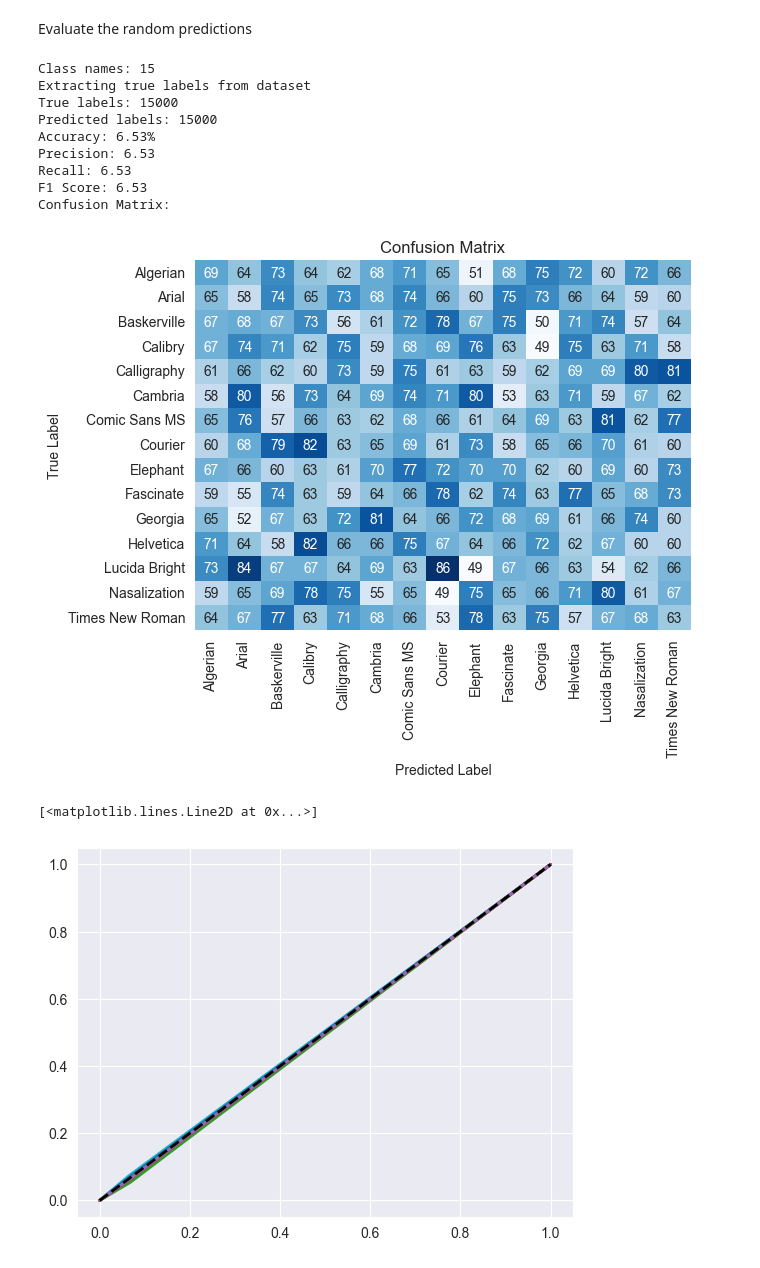
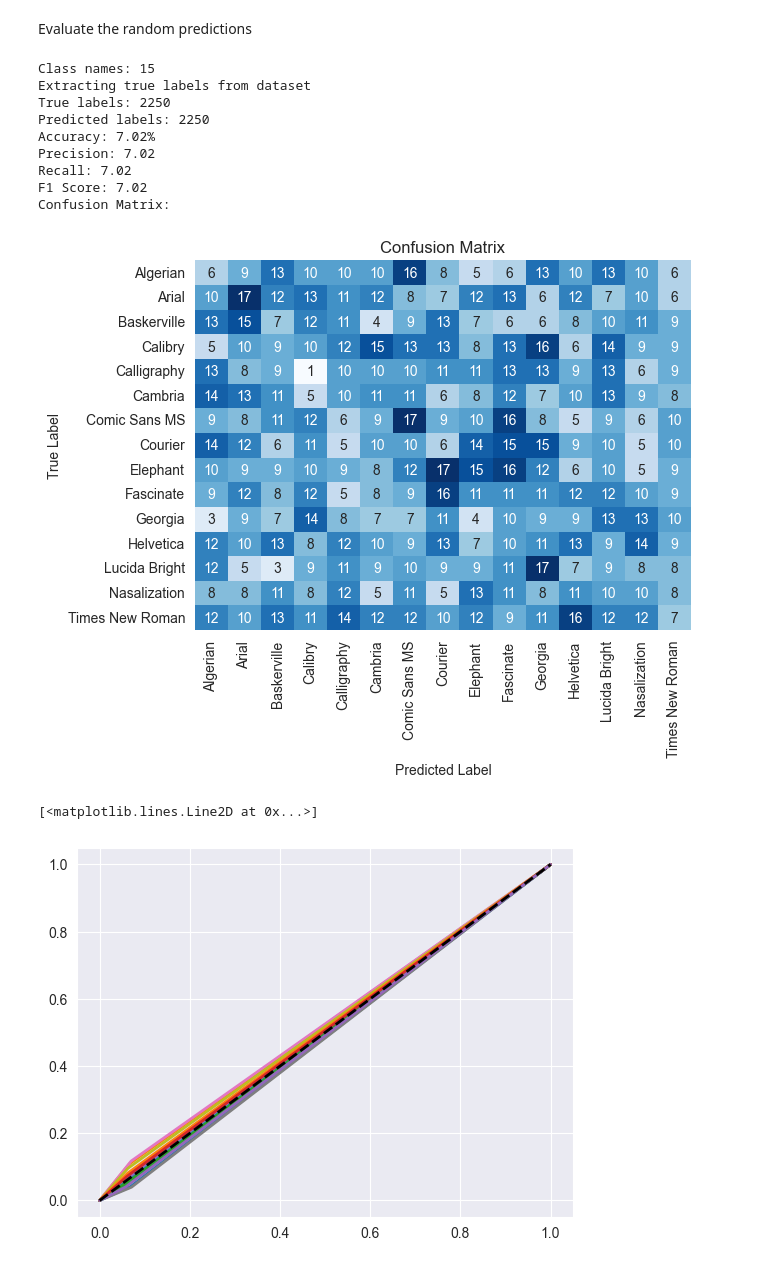
Before and after one commit to MorelliDUniFr/dia-font-classification, a Jupyter notebook: Notebooks/Random_Prediction.ipynb, the cells around one changed output. Drawn from its saved outputs; the diff is of its cells as text; code cells hidden in the pictures.

Commit message:
Updated RandomPredictions to use only Test_dataset

```diff
--- a/Notebooks/Random_Prediction.ipynb
+++ b/Notebooks/Random_Prediction.ipynb
@@ -17,6 +18,9 @@ Load and prepare the dataset
 # %%
 image_height = 32
 image_width = 150
+
+# Define the percentage of the dataset to use for training
+train_size_perc = 0.7
 
 # Define transformations for preprocessing
 transform = transforms.Compose([
@@ -26,10 +30,19 @@ transform = transforms.Compose([
                          std=[0.5, 0.5, 0.5])])
 
 # Specify the path to your dataset
-data_dir = 'fonts'
+data_dir = '../fonts'
 
 # Load the dataset using ImageFolder
 dataset = datasets.ImageFolder(root=data_dir, transform=transform)
+
+# Define the sizes of the training, validation, and test sets
+train_size = int(train_size_perc * len(dataset))  # 70% of the dataset for training
+val_size = int(((1.0 - train_size_perc)/2) * len(dataset))    # 15% for validation
+test_size = len(dataset) - train_size - val_size  # Remaining for test (15%)
+
+# Split the dataset into training, validation, and test sets
+train_dataset, val_dataset, test_dataset = torch.utils.data.random_split(
+    dataset, [train_size, val_size, test_size])
 
 # Calculate the size of the dataset
 num_images = len(dataset)
@@ -54,9 +67,9 @@ def extract_true_labels(dataset):
 
 # Generate random labels for the dataset
 print(f'Class names: {len(class_names)}')
-true_labels = extract_true_labels(dataset)
+true_labels = extract_true_labels(test_dataset)
 print(f'True labels: {len(true_labels)}')
-predicted_labels = np.random.randint(0, len(class_names), (num_images,))
+predicted_labels = np.random.randint(0, len(class_names), (len(test_dataset),))
 print(f'Predicted labels: {len(predicted_labels)}')
 
 # Calculate evaluation metrics
@@ -73,39 +86,39 @@ print(f'Confusion Matrix:')
 sns.heatmap(conf_matrix, annot=True, cmap='Blues', fmt='g', cbar=False, xticklabels=class_names, yticklabels=class_names)
 plt.title('Confusion Matrix')
 plt.xlabel('Predicted Label')
 plt.ylabel('True Label')
 plt.show()
 
 # Compute the ROC curve
 # Binarize the true labels
 true_labels_binarized = label_binarize(true_labels, classes=range(len(class_names)))
 
 # Binarize the predicted labels
 predicted_labels_binarized = label_binarize(predicted_labels, classes=range(len(class_names)))
 
 # Compute the ROC curve
 fpr = dict()
 tpr = dict()
 roc_auc = dict()
 for i in range(len(class_names)):
     fpr[i], tpr[i], _ = roc_curve(true_labels_binarized[:, i], predicted_labels_binarized[:, i])
     roc_auc[i] = auc(fpr[i], tpr[i])
 
 # Plot the ROC curve
 plt.figure()
 for i in range(len(class_names)):
     plt.plot(fpr[i], tpr[i], lw=2, label=f'ROC curve for class {class_names[i]} (area = {roc_auc[i]:0.2f})')
 plt.plot([0, 1], [0, 1], 'k--', lw=2)
 # %% [output]
 Class names: 15
 Extracting true labels from dataset
-True labels: 15000
-Predicted labels: 15000
-Accuracy: 6.53%
-Precision: 6.53
-Recall: 6.53
-F1 Score: 6.53
+True labels: 2250
+Predicted labels: 2250
+Accuracy: 7.02%
+Precision: 7.02
+Recall: 7.02
+F1 Score: 7.02
 Confusion Matrix:
-[figure, old version]
+[figure, new version]
 [<matplotlib.lines.Line2D at 0x...>]
-[figure, old version]
+[figure, new version]
```
Also changed, not shown: parts of 1 cell of this notebook, 1 other file.
